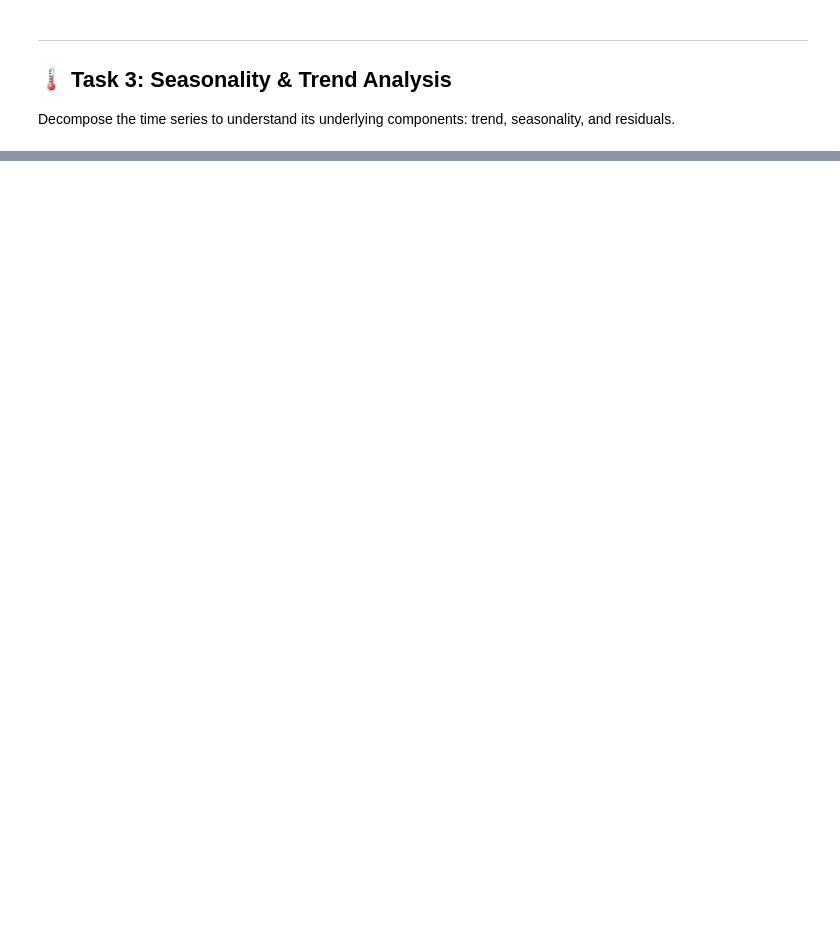
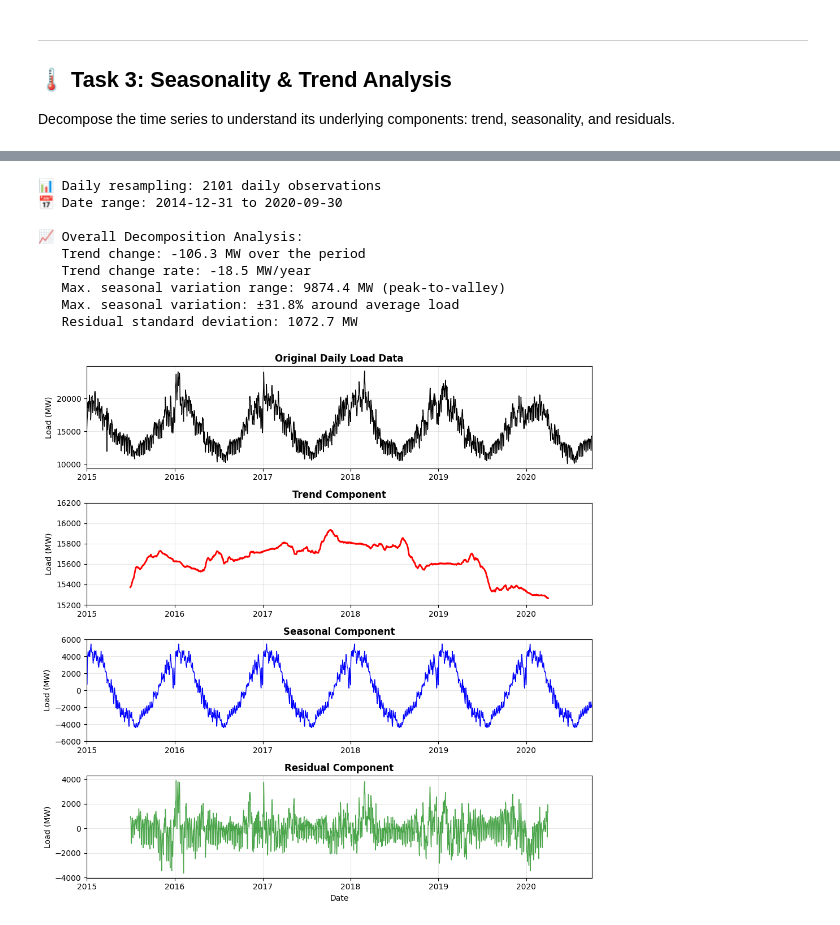
Before and after one commit to Ivapo/energy-forecast, a Jupyter notebook: notebooks/01_data_exploration.ipynb, the cells around one changed output, grey strips where cells are left out. Cells and saved outputs as stored; diff of their text form; code cells hidden in the pictures; blank space fills up the shorter version.

```diff
--- a/notebooks/01_data_exploration.ipynb
+++ b/notebooks/01_data_exploration.ipynb
@@ -524,0 +473,77 @@ plt.show()
+# %%
+# Time series decomposition and visualization (4 plots: original and decomposed: trend, seasonal, and residual)
+
+# Resample to daily data for cleaner decomposition (hourly is too noisy)
+daily_data = df.resample('D')['SE_load_actual_entsoe_transparency'].mean()
+
+print(f"📊 Daily resampling: {len(daily_data)} daily observations")
+print(f"📅 Date range: {daily_data.index.min().strftime('%Y-%m-%d')} to {daily_data.index.max().strftime('%Y-%m-%d')}")
+
+# Perform seasonal decomposition
+# Using additive model: observed = trend + seasonal + residual
+decomposition = seasonal_decompose(daily_data, model='additive', period=365)  # Annual seasonality
+
+# Plot decomposition
+fig, axes = plt.subplots(4, 1, figsize=(10, 10))
+
+# Original data
+axes[0].plot(daily_data.index, daily_data.values, color='black', linewidth=1)
+axes[0].set_title('Original Daily Load Data', fontsize=12, fontweight='bold')
+axes[0].set_ylabel('Load (MW)')
+axes[0].grid(True, alpha=0.3)
+
+# Trend component
+axes[1].plot(decomposition.trend.index, decomposition.trend.values, color='red', linewidth=2)
+axes[1].set_title('Trend Component', fontsize=12, fontweight='bold')
+axes[1].set_ylabel('Load (MW)')
+axes[1].grid(True, alpha=0.3)
+axes[1].set_ylim(15200, 16200)
+
+# Seasonal component
+axes[2].plot(decomposition.seasonal.index, decomposition.seasonal.values, color='blue', linewidth=1)
+axes[2].set_title('Seasonal Component', fontsize=12, fontweight='bold')
+axes[2].set_ylabel('Load (MW)')
+axes[2].grid(True, alpha=0.3)
+axes[2].set_ylim(-6000, 6000)
+
+# Residual component
+axes[3].plot(decomposition.resid.index, decomposition.resid.values, color='green', linewidth=1, alpha=0.7)
+axes[3].set_title('Residual Component', fontsize=12, fontweight='bold')
+axes[3].set_ylabel('Load (MW)')
+axes[3].set_xlabel('Date')
+axes[3].grid(True, alpha=0.3)
+
+# Set consistent x-axis limits for all subplots
+x_min, x_max = daily_data.index.min(), daily_data.index.max()
+
+for ax in axes:
+    ax.set_xlim(x_min, x_max)  # Ensure all plots cover the same time range
+
+# Print decomposition insights
+trend_start = decomposition.trend.dropna().iloc[0]
+trend_end = decomposition.trend.dropna().iloc[-1]
+trend_change = trend_end - trend_start
+seasonal_range = decomposition.seasonal.max() - decomposition.seasonal.min()
+residual_std = decomposition.resid.std()
+
+print(f"\n📈 Overall Decomposition Analysis:")
+
+print(f"   Trend change: {trend_change:+.1f} MW over the period")
+print(f"   Trend change rate: {((trend_end - trend_start) / ((daily_data.index[-1] - daily_data.index[0]).days / 365.25)):+.1f} MW/year")
+print(f"   Max. seasonal variation range: {seasonal_range:.1f} MW (peak-to-valley)")
+print(f"   Max. seasonal variation: ±{(seasonal_range / 2 / daily_data.mean() * 100):.1f}% around average load")
+print(f"   Residual standard deviation: {residual_std:.1f} MW")
+
+plt.tight_layout()
+plt.show()
+# %% [output]
+📊 Daily resampling: 2101 daily observations
+📅 Date range: 2014-12-31 to 2020-09-30
+
+📈 Overall Decomposition Analysis:
+   Trend change: -106.3 MW over the period
+   Trend change rate: -18.5 MW/year
+   Max. seasonal variation range: 9874.4 MW (peak-to-valley)
+   Max. seasonal variation: ±31.8% around average load
+   Residual standard deviation: 1072.7 MW
+[figure, added]
```
Also changed, not shown: parts of 39 cells of this notebook, 5 other files.
